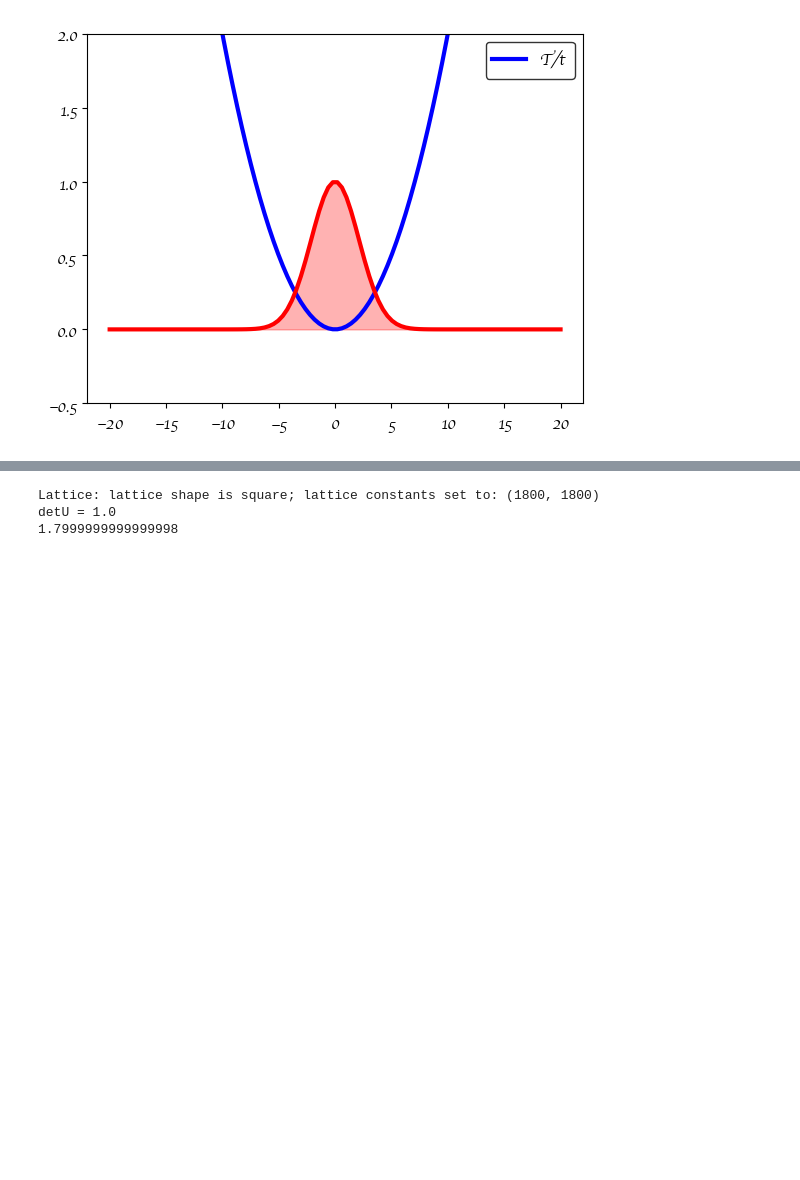
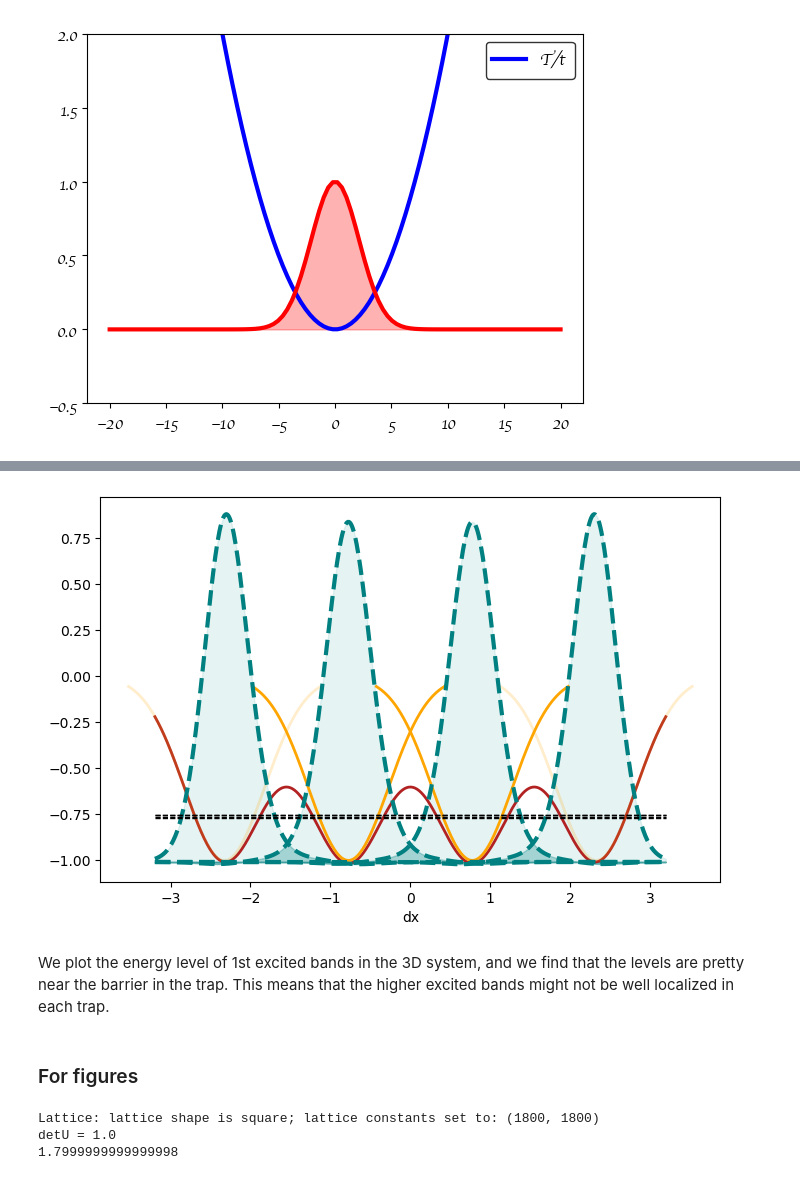
Before and after one commit to htwei17/HubbardTweezer, a Jupyter notebook: HubbardTweezer/src/Fig 1 tweezers paper.ipynb, the cells around one changed output, grey strips where cells are left out. Cells and saved outputs as stored; diff of their text form; code cells hidden in the pictures; blank space fills up the shorter version.

```diff
--- a/HubbardTweezer/src/Fig 1 tweezers paper.ipynb
+++ b/HubbardTweezer/src/Fig 1 tweezers paper.ipynb
@@ -32,3 +120,67 @@ l = plt.legend(edgecolor='black', loc='best', fontsize=12)
+# %%
+from matplotlib.figure import figaspect
+import matplotlib.pyplot as plt
+
+fig, ax = plt.subplots(figsize=(8, 5))
+edge = 0.6
+wf_scale = 1
+pwr = 1
+
+y = np.array([0])
+z = np.array([0])
+taillen = 1.2
+
+# Plot total potential
+x = np.linspace(-dvr.R0[0] * edge, dvr.R0[0] * edge, 500)
+X = np.meshgrid(x, y, z, indexing='ij')
+v = dvr.Vfun(*X)**pwr
+v = -abs(v[:, 0, 0])
+plt.plot(x, v, '-', label='V', lw=2, color='firebrick')
+vmin = np.min(v[:180])
+vi_scale = -np.sqrt(abs(vmin))
+vi_scale = -1
+plt.fill_between(x[v < vmin], vmin, v[v < vmin], color='firebrick', alpha=.3)
+
+# Plot single traps
+for i in range(dvr.lattice.N):
+    opacity = 1
+    if i in [0, dvr.lattice.N - 1]:
+        opacity /= 5
+    shift = dvr.trap_centers[i]
+    dvr.update_waist(dvr.waists[i])
+    x = np.linspace(shift[0] - taillen, shift[0] + taillen, 500)
+    X = np.meshgrid(x, y, z, indexing='ij')
+    vi = dvr.Voff[i] * DVR.Vfun(dvr, X[0] - shift[0],
+                                X[1] - shift[1], X[2])**pwr
+    plt.plot(x, vi_scale * abs(vi[:, 0, 0]), '-', label='V',
+             lw=2, color='orange', alpha=opacity)
+
+x = np.linspace(-dvr.R0[0] * edge, dvr.R0[0] * edge, 500)
+wf = wf_scale * \
+    fix_phase(wannier_func([x, y, z], U, dvr, W,  p)[:, 0, 0, :]) + vmin
+for i in range(dvr.lattice.N):
+    shade_alpha = 0.1
+    line_alpa = 1
+    line_shape = '--'
+    plt.plot(x, wf[:, i], line_shape, lw=3, color='teal',
+             label=f'$w_{i + 1}(x)$', alpha=line_alpa)
+    plt.fill_between(x, vmin, wf[:, i], color='darkcyan', alpha=shade_alpha)
+for i in dvr.lattice.links:
+    plt.fill_between(x, vmin, np.min(np.array([wf[:, i[0]],
+                                               wf[:, i[1]]]), axis=0), color='teal', alpha=.2)
+
+for Ei in E:
+    plt.plot(x, np.ones_like(x) * Ei, '--', color='black', lw=1)
+
+plt.xlabel('dx')
+# plt.axis('off')
+plt.savefig('fig1c.svg', transparent=True, bbox_inches='tight')
+# %% [output]
+[figure, added]
+# %% [markdown]
+We plot the energy level of 1st excited bands in the 3D system, and we find that the levels are pretty near the barrier in the trap. This means that the higher excited bands might not be well localized in each trap.
+# %% [markdown]
+### For figures
 # %%
 from Hubbard.core import *
 import numpy as np
```
Also changed, not shown: parts of 4 cells of this notebook, 5 other files.
